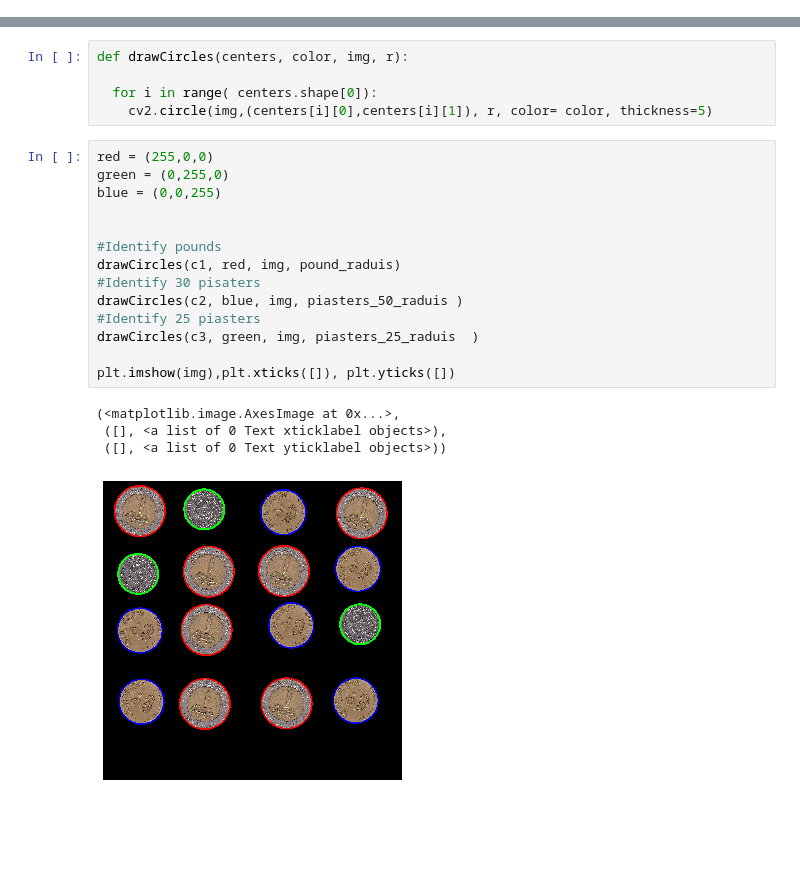
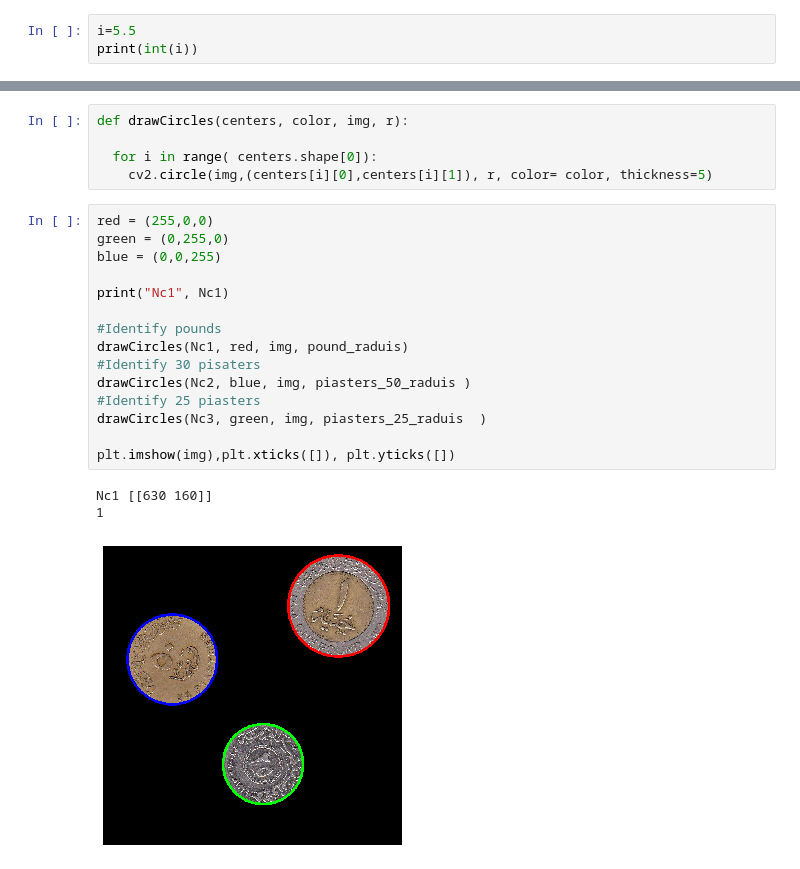
Before and after one commit to yomnabarakate21/Computer-vision-Course-assignments, a Jupyter notebook: assignment3.ipynb, the cells around one changed output, grey strips where cells are left out. Saved outputs shown, nothing was run; the diff lists cells and outputs as text; blank space fills up the shorter version.

```diff
--- a/assignment3.ipynb
+++ b/assignment3.ipynb
@@ -91,3 +93,6 @@ def HoughTransform(edges, raduis):
             Acc[a][b]+=1
 
   return Acc
+# %%
+i=5.5
+print(int(i))
@@ -146,19 +175,19 @@ def drawCircles(centers, color, img, r):
 # %%
 red = (255,0,0)
 green = (0,255,0)
 blue = (0,0,255)
 
+print("Nc1", Nc1)
 
 #Identify pounds
-drawCircles(c1, red, img, pound_raduis)
+drawCircles(Nc1, red, img, pound_raduis)
 #Identify 30 pisaters
-drawCircles(c2, blue, img, piasters_50_raduis )
+drawCircles(Nc2, blue, img, piasters_50_raduis )
 #Identify 25 piasters
-drawCircles(c3, green, img, piasters_25_raduis  )
+drawCircles(Nc3, green, img, piasters_25_raduis  )
 
 plt.imshow(img),plt.xticks([]), plt.yticks([])
 # %% [output]
-(<matplotlib.image.AxesImage at 0x...>,
- ([], <a list of 0 Text xticklabel objects>),
- ([], <a list of 0 Text yticklabel objects>))
+Nc1 [[630 160]]
+1
-[figure, old version]
+[figure, new version]
```
Also changed, not shown: parts of 10 cells of this notebook.
